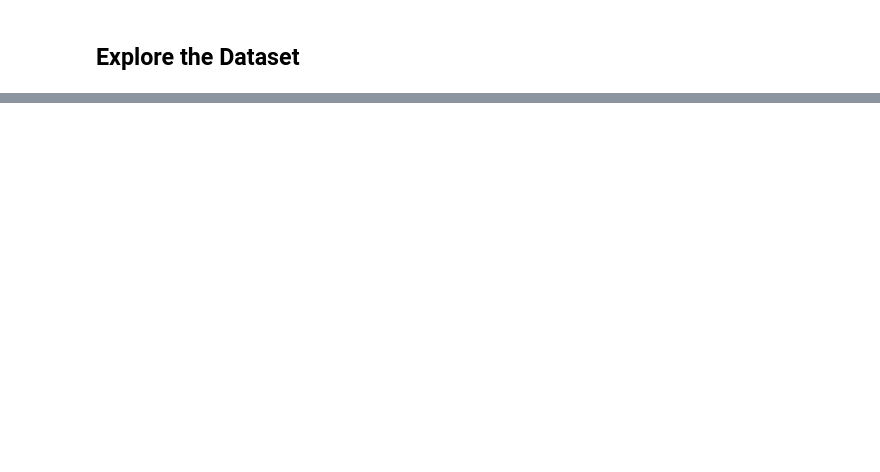
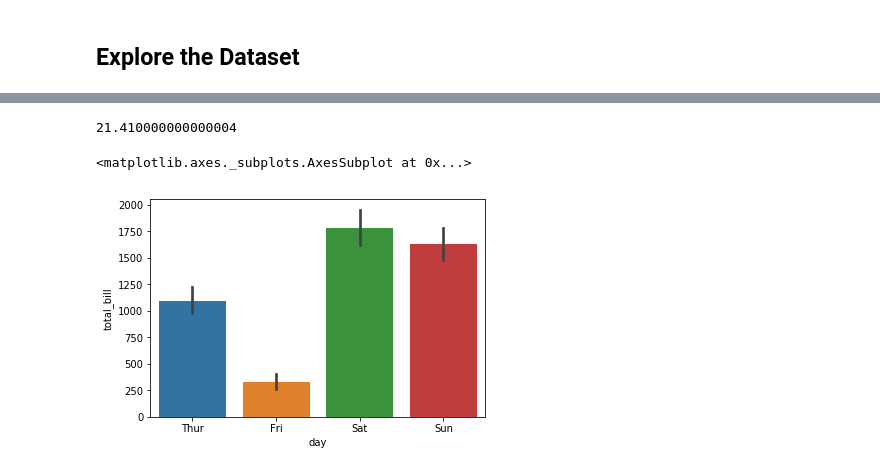
Before and after one commit to mukerong/Data-Science-Project, a Jupyter notebook: Individual-Income_tax_2005-2015/Individual-Income-Tax-Project.ipynb, the cells around one changed output, grey strips where cells are left out. Cells and saved outputs as stored; diff of their text form; code cells hidden in the pictures; blank space fills up the shorter version.

```diff
--- a/Individual-Income_tax_2005-2015/Individual-Income-Tax-Project.ipynb
+++ b/Individual-Income_tax_2005-2015/Individual-Income-Tax-Project.ipynb
@@ -189,0 +180,3 @@ ValueError: Grouper for 'state' not 1-dimensional
+# %%
+tips = sns.load_dataset("tips")
+tips
@@ -189,0 +202,9 @@ ValueError: Grouper for 'state' not 1-dimensional
+# %%
+tips[tips['day'] == 'Sun']['total_bill'].mean()
+# %% [output]
+21.410000000000004
+# %%
+sns.barplot(data=tips, x='day', y='total_bill', estimator=sum)
+# %% [output]
+<matplotlib.axes._subplots.AxesSubplot at 0x...>
+[figure, added]
```
Also changed, not shown: parts of 18 cells of this notebook.
